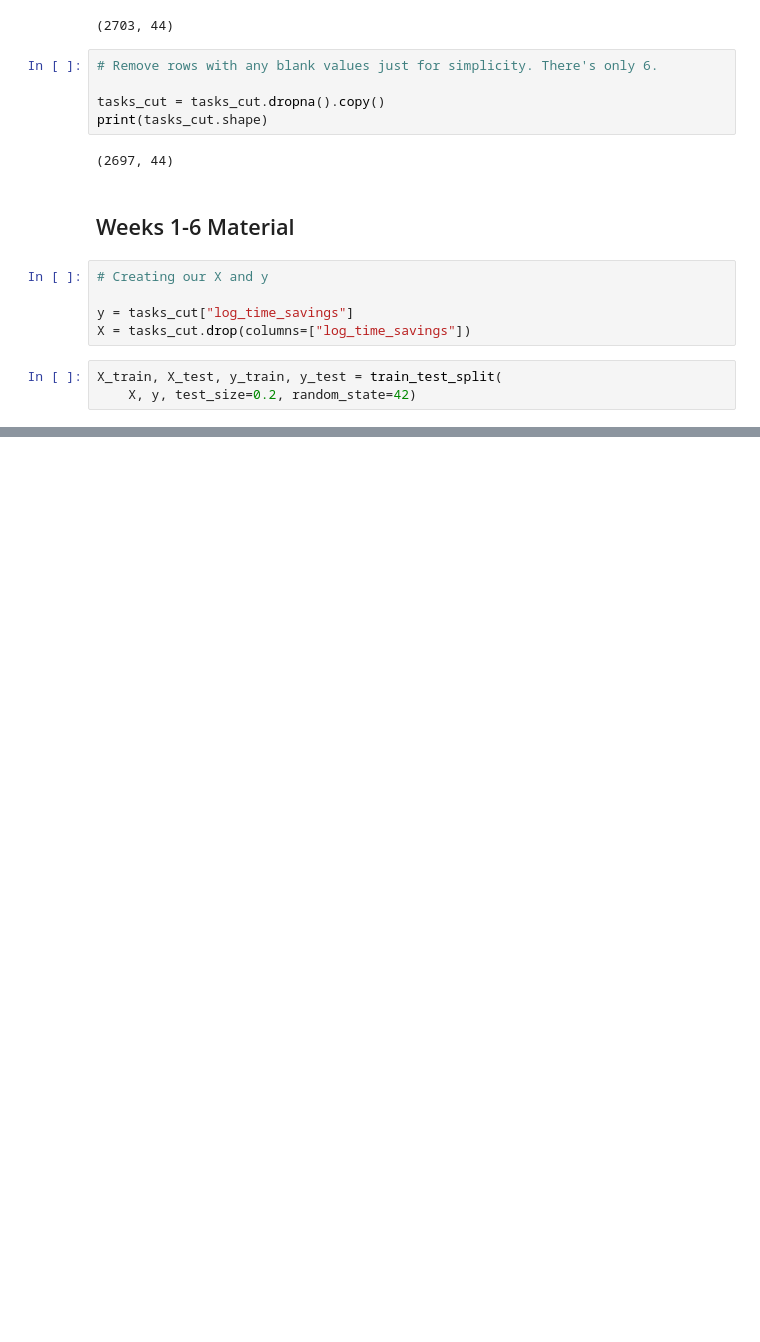
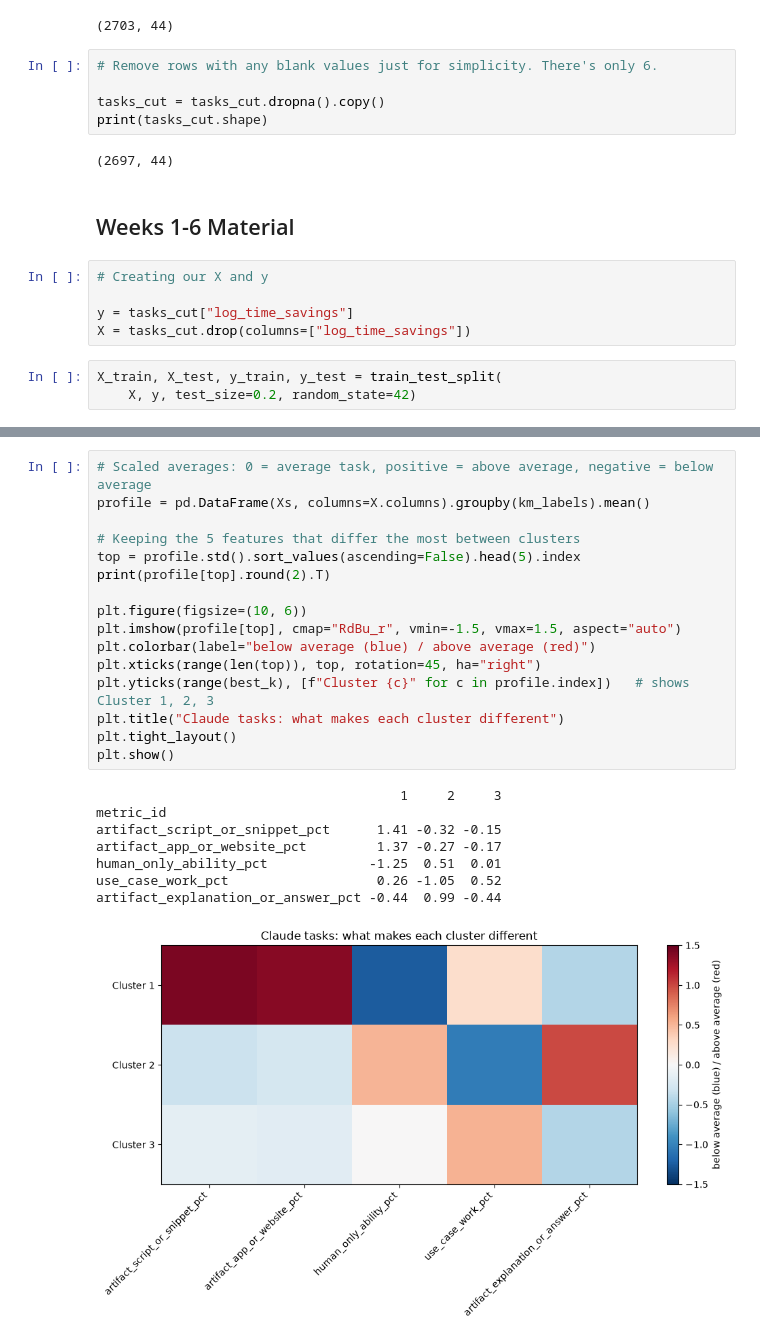
Before and after one commit to dtweeten/Capstone-Milestone1, a Jupyter notebook: Claude Usage Data Analysis (Weeks 8-11).ipynb, the cells around one changed output, grey strips where cells are left out. Drawn from its saved outputs; the diff is of its cells as text; blank space fills up the shorter version.

```diff
--- a/Claude Usage Data Analysis (Weeks 8-11).ipynb
+++ b/Claude Usage Data Analysis (Weeks 8-11).ipynb
@@ -238,0 +297,25 @@ Tuned RBF SVR | Train R2: 0.901 | Adj R2: 0.899 | Test R2: 0.822 | Test RMSE: 0.
+# %%
+# Scaled averages: 0 = average task, positive = above average, negative = below average
+profile = pd.DataFrame(Xs, columns=X.columns).groupby(km_labels).mean()
+
+# Keeping the 5 features that differ the most between clusters
+top = profile.std().sort_values(ascending=False).head(5).index
+print(profile[top].round(2).T)
+
+plt.figure(figsize=(10, 6))
+plt.imshow(profile[top], cmap="RdBu_r", vmin=-1.5, vmax=1.5, aspect="auto")
+plt.colorbar(label="below average (blue) / above average (red)")
+plt.xticks(range(len(top)), top, rotation=45, ha="right")
+plt.yticks(range(best_k), [f"Cluster {c}" for c in profile.index])   # shows Cluster 1, 2, 3
+plt.title("Claude tasks: what makes each cluster different")
+plt.tight_layout()
+plt.show()
+# %% [output]
+                                       1     2     3
+metric_id
+artifact_script_or_snippet_pct      1.41 -0.32 -0.15
+artifact_app_or_website_pct         1.37 -0.27 -0.17
+human_only_ability_pct             -1.25  0.51  0.01
+use_case_work_pct                   0.26 -1.05  0.52
+artifact_explanation_or_answer_pct -0.44  0.99 -0.44
+[figure, added]
```
Also changed, not shown: parts of 8 cells of this notebook.
